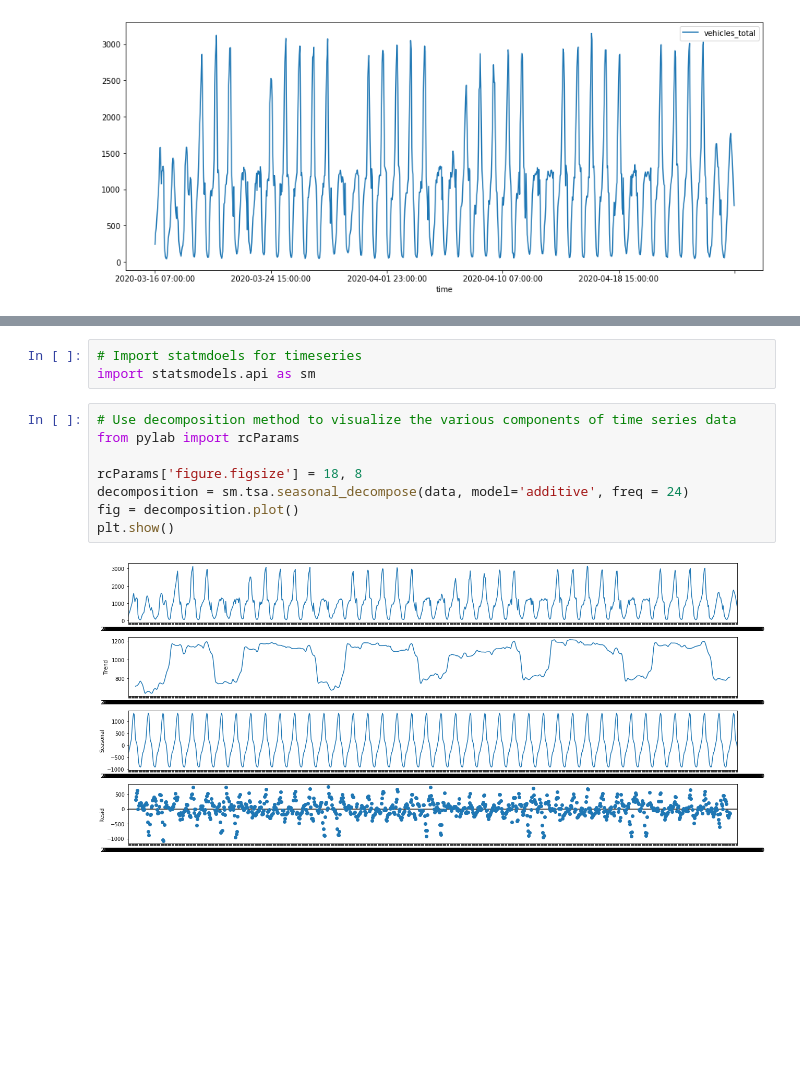
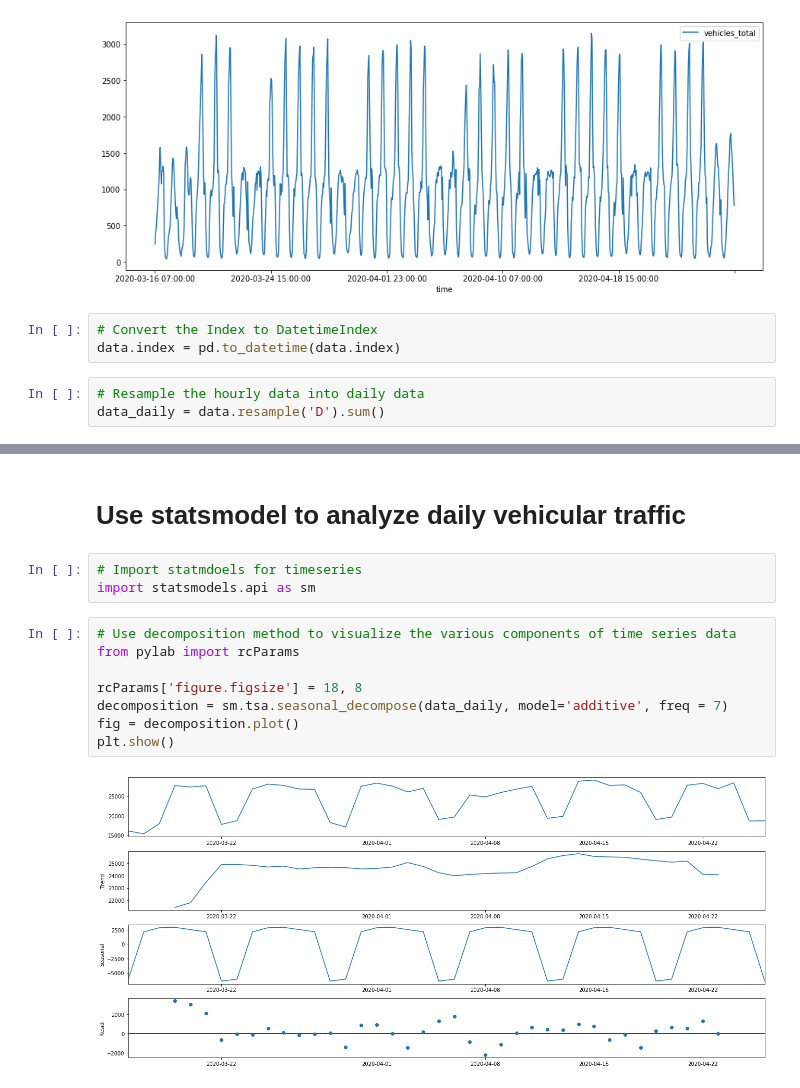
Before and after one commit to satishukadam/notebooks, a Jupyter notebook: SmartCity/VehicularTraffic_AutoARIMA.ipynb, the cells around one changed output, grey strips where cells are left out. Saved outputs shown, nothing was run; the diff lists cells and outputs as text; blank space fills up the shorter version.

Commit message:
Fine tuned SARIMAX model with resample weekly data

```diff
--- a/SmartCity/VehicularTraffic_AutoARIMA.ipynb
+++ b/SmartCity/VehicularTraffic_AutoARIMA.ipynb
@@ -23,3 +23,9 @@ data.plot(figsize=(15, 6))
 plt.show()
 # %% [output]
 [figure]
+# %%
+# Convert the Index to DatetimeIndex
+data.index = pd.to_datetime(data.index)
+# %%
+# Resample the hourly data into daily data
+data_daily = data.resample('D').sum()
@@ -26,16 +41,18 @@ plt.show()
+# %% [markdown]
+# Use statsmodel to analyze daily vehicular traffic
 # %%
 # Import statmdoels for timeseries
 import statsmodels.api as sm
 # %%
 # Use decomposition method to visualize the various components of time series data
 from pylab import rcParams
 
 rcParams['figure.figsize'] = 18, 8
-decomposition = sm.tsa.seasonal_decompose(data, model='additive', freq = 24)
+decomposition = sm.tsa.seasonal_decompose(data_daily, model='additive', freq = 7)
 fig = decomposition.plot()
 plt.show()
 # %% [output]
-[figure, old version]
+[figure, new version]
 # %%
 import itertools
 
```
Also changed, not shown: parts of 9 cells of this notebook.
